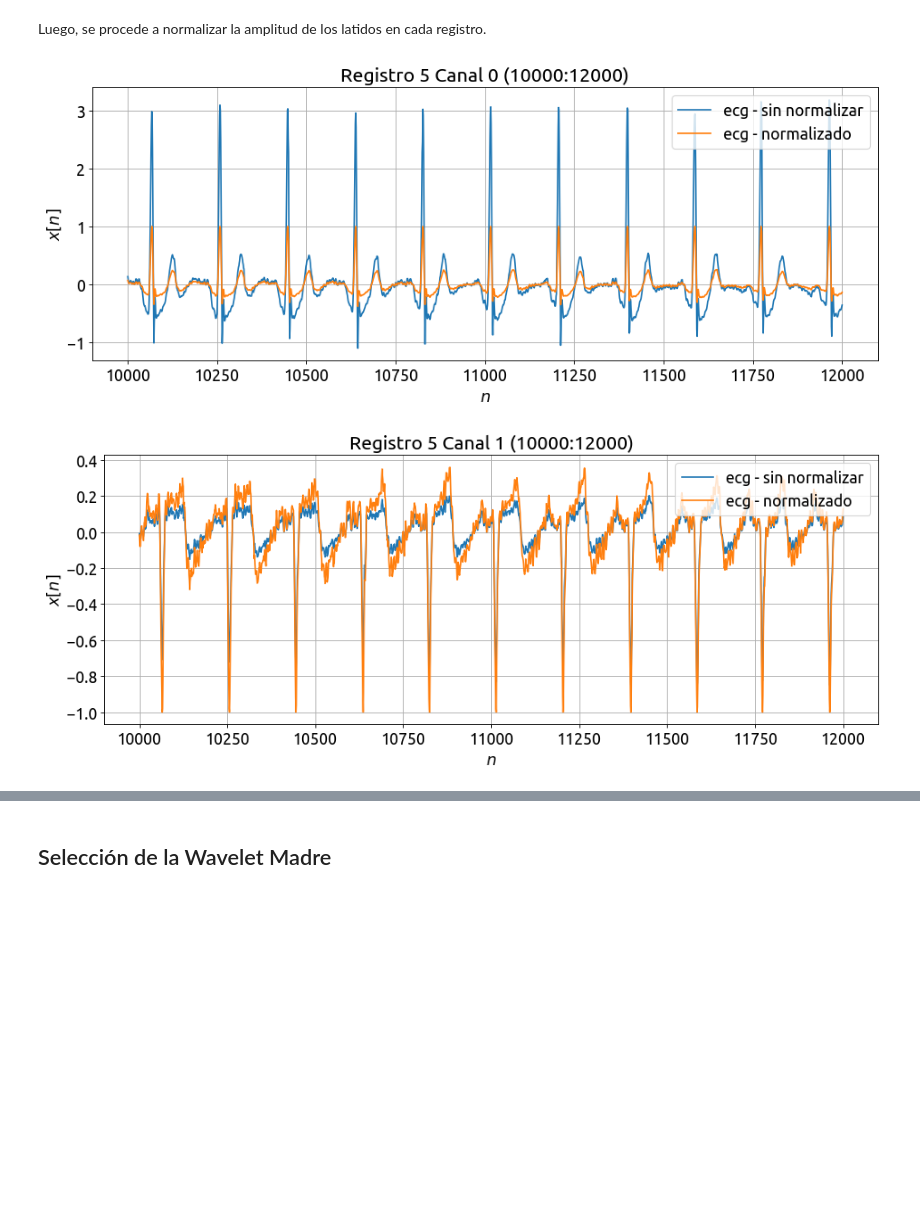
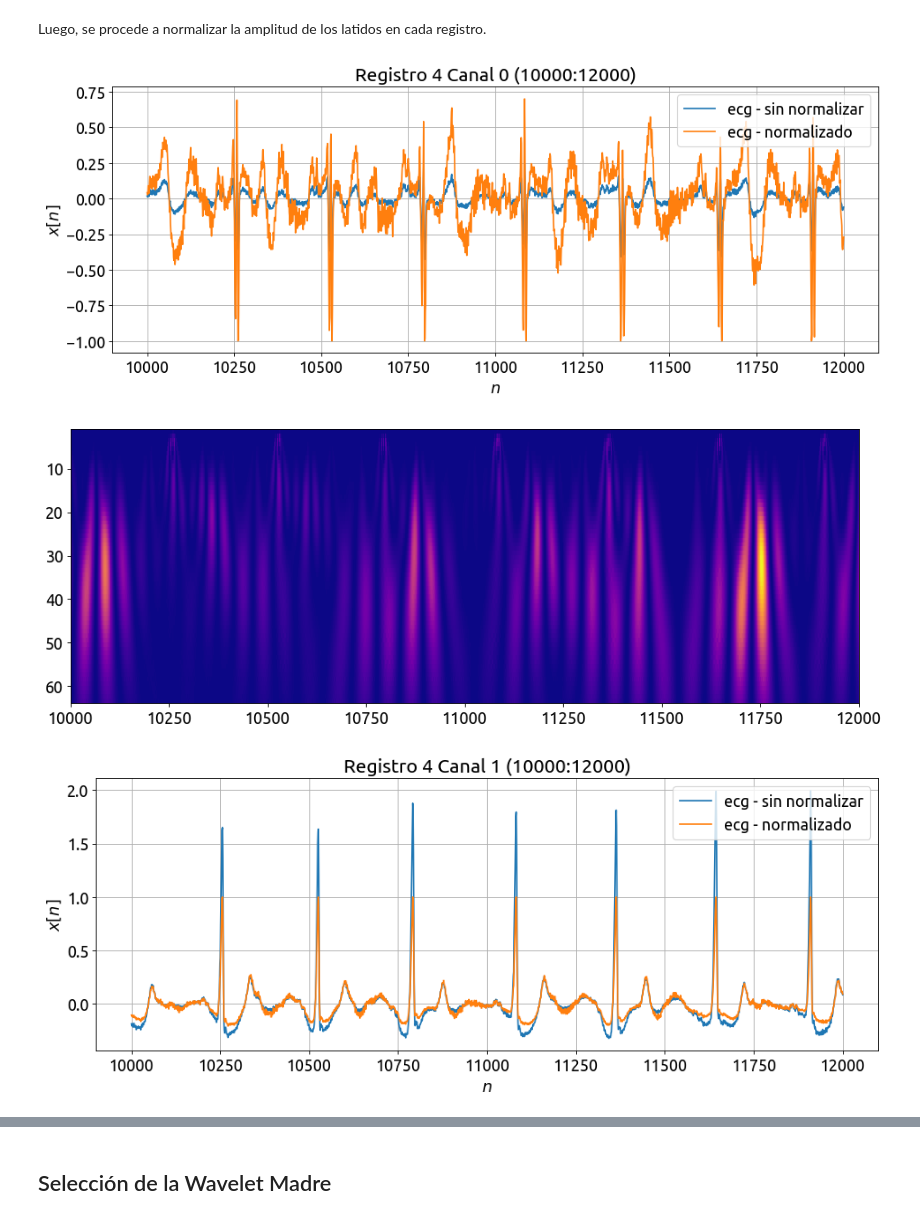
Before and after one commit to LisandroRobles/tps_dsp, a Jupyter notebook: proyecto/Detección de Complejo QRS Utilizando Escalogramas y Redes Convolucionales .ipynb, the cells around one changed output, grey strips where cells are left out. Cells and saved outputs as stored; diff of their text form; code cells hidden in the pictures; blank space fills up the shorter version.

```diff
--- a/proyecto/Detección de Complejo QRS Utilizando Escalogramas y Redes Convolucionales .ipynb
+++ b/proyecto/Detección de Complejo QRS Utilizando Escalogramas y Redes Convolucionales .ipynb
@@ -187,3 +273,5 @@ for i in range(cant_registros):
+# %%
+lista_registros_filt = sio.loadmat('lista_registros_filt.mat')['lista_registros_filt']
 # %%
 # %% Parametros para la visualización del registro
 
@@ -270,7 +415,9 @@ for i in range(cant_registros):
+# %%
+lista_registros_norm = sio.loadmat('lista_registros_norm.mat')['lista_registros_norm']
 # %%
 # %% Parametros para la visualización del registro
 
-registro = 5 # Registro deseado (0-81)
+registro = 4 # Registro deseado (0-81)
 
 muestra_inicial = 10000 # Muestra inicial que se grafica del registro seleccionado
 
@@ -305,32 +452,85 @@ plt.axis('tight')
 axes_hdl = plt.gca()
 
 axes_hdl.legend(loc = 'upper right')
 
 plt.grid()
 
 plt.show()
 
+#Aplica la cwt y obtiene la matriz de coeficienes
+cwtmatr,freqs = pywt.cwt(x0_norm,scales,wavelet,sampling_period = Ts)
+
+#Eleva la matriz de coeficientes para obtener el escalograma de potencia
+sc = np.power(cwtmatr,2)
+
+#Libera el espacio de cwtmatr para evitar problemas de memoria
+del cwtmatr
+
+#Normaliza respecto a la potencia total
+sc = np.divide(sc,np.sum(sc))
+
+#Cada coeficiente representa el % de contribucion a la potencia total
+sc = 100*sc
+
+#Almacena solo una parte del registro
+sc = sc[:,muestra_inicial:muestra_final]
+
+vmin = sc.min()
+
+vmax = sc.max()
+
+plt.figure(figsize=(fig_sz_x, fig_sz_y), dpi= fig_dpi, facecolor='w', edgecolor='k')
+
+plt.imshow(sc,extent = [muestra_inicial,muestra_final,max_scale,min_scale],cmap = 'plasma',interpolation = 'nearest',aspect = 'auto',vmin = vmin,vmax = vmax)
+
 plt.figure(figsize=(fig_sz_x, fig_sz_y), dpi= fig_dpi, facecolor='w', edgecolor='k')
 
 plt.title('Registro ' + str(registro) + ' Canal 1 (' + str(muestra_inicial) + ':' + str(muestra_final) + ')')
 
 plt.ylabel('$x[n]$')
 
 plt.xlabel('$n$')
 
 plt.plot(n,x1_filt[n],label = 'ecg - sin normalizar')
 
 plt.plot(n,x1_norm[n],label = 'ecg - normalizado')
 
 plt.axis('tight')
 
 axes_hdl = plt.gca()
 
 axes_hdl.legend(loc = 'upper right')
 
 plt.grid()
 
+#Aplica la cwt y obtiene la matriz de coeficienes
+cwtmatr,freqs = pywt.cwt(x1_norm,scales,wavelet,sampling_period = Ts)
+
+#Eleva la matriz de coeficientes para obtener el escalograma de potencia
+sc = np.power(cwtmatr,2)
+
+#Libera el espacio de cwtmatr para evitar problemas de memoria
+del cwtmatr
+
+#Normaliza respecto a la potencia total
+sc = np.divide(sc,np.sum(sc))
+
+#Cada coeficiente representa el % de contribucion a la potencia total
+sc = 100*sc
+
+#Almacena solo una parte del registro
+sc = sc[:,muestra_inicial:muestra_final]
+
+vmin = sc.min()
+
+vmax = sc.max()
+
+plt.figure(figsize=(fig_sz_x, fig_sz_y), dpi= fig_dpi, facecolor='w', edgecolor='k')
+
+plt.imshow(sc,extent = [muestra_inicial,muestra_final,max_scale,min_scale],cmap = 'plasma',interpolation = 'nearest',aspect = 'auto',vmin = vmin,vmax = vmax)
+
 plt.show()
 # %% [output]
-[figure, old version]
+[figure, new version]
-[figure, old version]
+[figure, new version]
+[figure, added]
```
Also changed, not shown: parts of 9 cells of this notebook.
